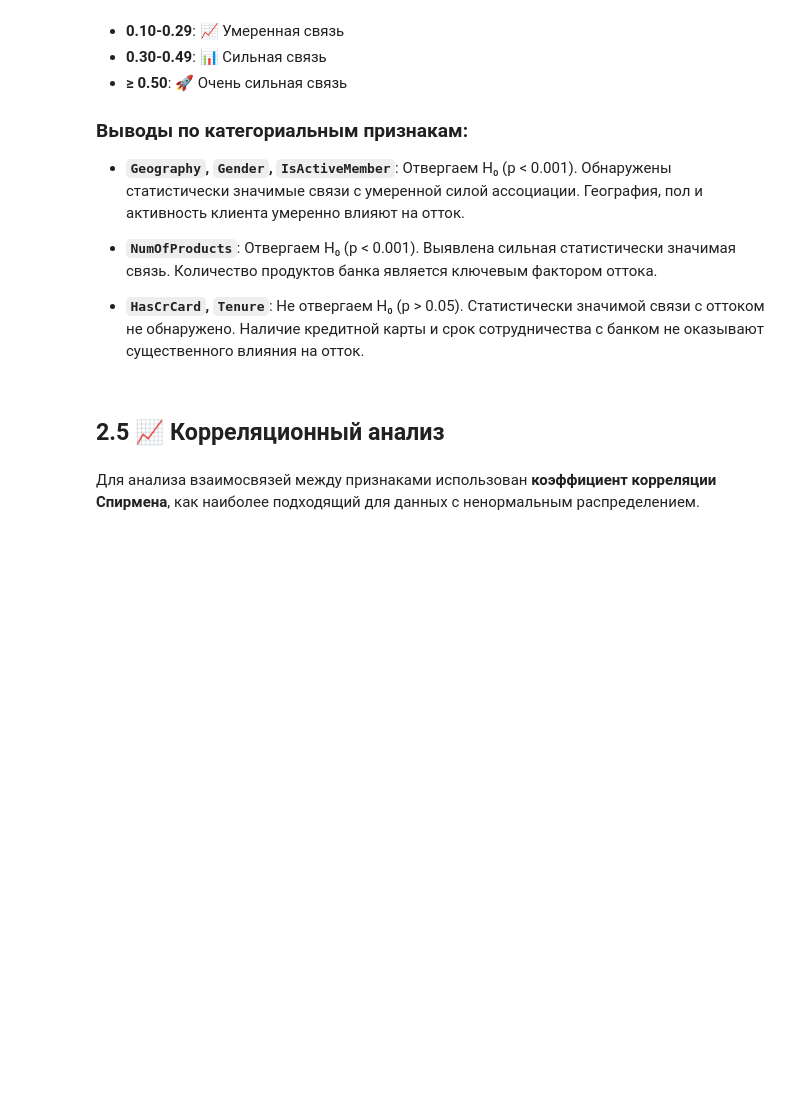
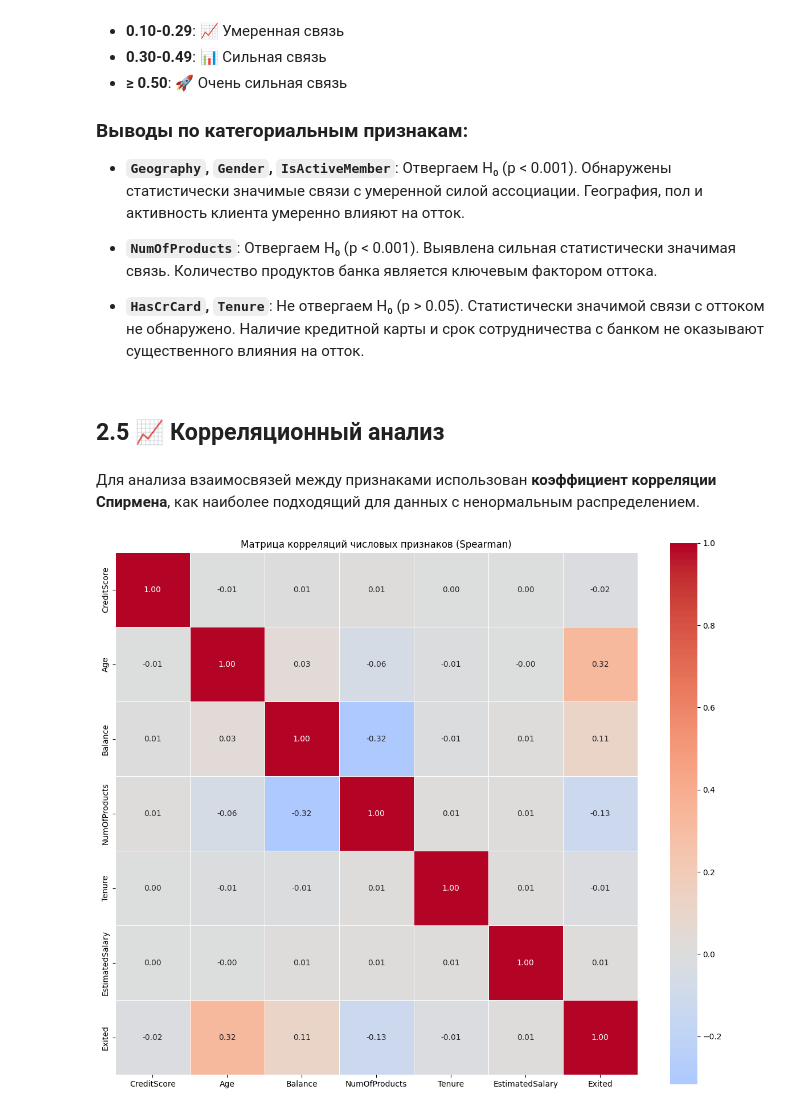
Before and after one commit to KiriLLchik07/Bank-Customer-Churn-Prediction, a Jupyter notebook: notebooks/02_eda_analysis.ipynb, the cells around one changed output. Saved outputs shown, nothing was run; the diff lists cells and outputs as text; code cells hidden in the pictures; blank space fills up the shorter version.

Commit message:
feat: correlation analysis in complete

```diff
--- a/notebooks/02_eda_analysis.ipynb
+++ b/notebooks/02_eda_analysis.ipynb
@@ -379,4 +379,15 @@ Tenure: p-value=0.1744, Cramér's V=0.037 (📉 СЛАБЫЙ)
 # %% [markdown]
 Для анализа взаимосвязей между признаками использован **коэффициент корреляции Спирмена**, как наиболее подходящий для данных с ненормальным распределением.
 # %%
-correlation_features
+correlation_features = ['CreditScore', 'Age', 'Balance', 'NumOfProducts', 'Tenure', 'EstimatedSalary', 'Exited']
+
+corr_matrix = df[correlation_features].corr(method='spearman')
+
+plt.figure(figsize=(12, 10))
+sb.heatmap(corr_matrix, annot=True, cmap='coolwarm', center=0,
+            square=True, fmt='.2f', linewidths=0.5)
+plt.title('Матрица корреляций числовых признаков (Spearman)')
+plt.tight_layout()
+plt.show()
+# %% [output]
+[figure, added]
```
Also changed, not shown: parts of 1 cell of this notebook.
